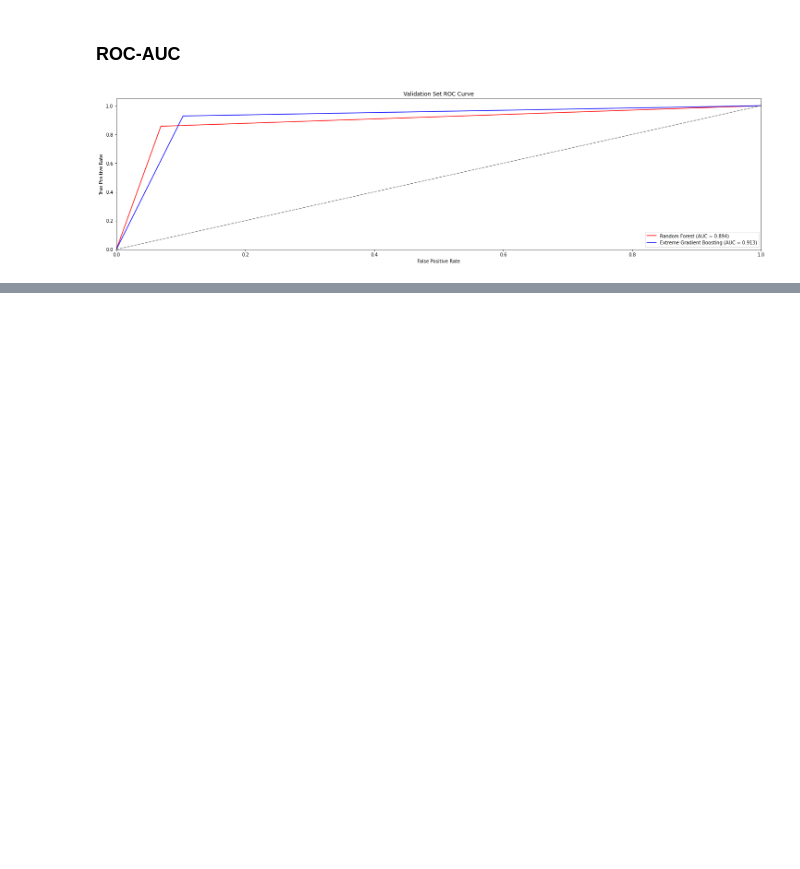
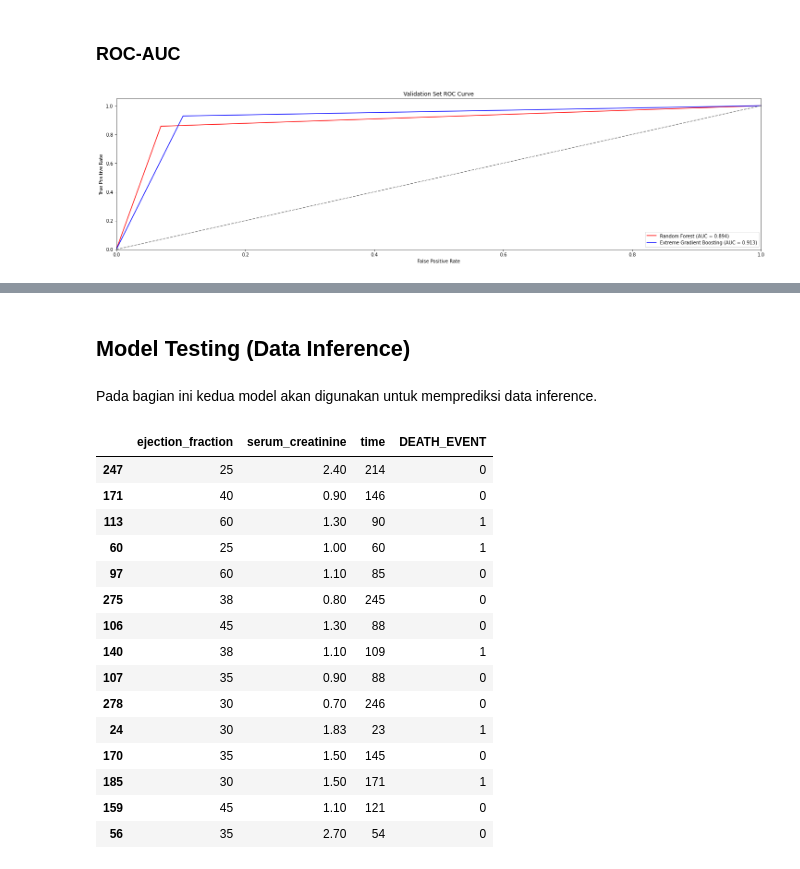
Before and after one commit to Penzragon/h8dsft_P1W2Ens, a Jupyter notebook: script.ipynb, the cells around one changed output, grey strips where cells are left out. Drawn from its saved outputs; the diff is of its cells as text; code cells hidden in the pictures; blank space fills up the shorter version.

Commit message:
Add model testing section

```diff
--- a/script.ipynb
+++ b/script.ipynb
@@ -527,0 +532,23 @@ plt.show()
+# %% [markdown]
+## Model Testing (Data Inference)
+# %% [markdown]
+Pada bagian ini kedua model akan digunakan untuk memprediksi data inference.
+# %%
+df_test
+# %% [output]
+|  | ejection_fraction | serum_creatinine | time | DEATH_EVENT |
+| 247 | 25 | 2.40 | 214 | 0 |
+| 171 | 40 | 0.90 | 146 | 0 |
+| 113 | 60 | 1.30 | 90 | 1 |
+| 60 | 25 | 1.00 | 60 | 1 |
+| 97 | 60 | 1.10 | 85 | 0 |
+| 275 | 38 | 0.80 | 245 | 0 |
+| 106 | 45 | 1.30 | 88 | 0 |
+| 140 | 38 | 1.10 | 109 | 1 |
+| 107 | 35 | 0.90 | 88 | 0 |
+| 278 | 30 | 0.70 | 246 | 0 |
+| 24 | 30 | 1.83 | 23 | 1 |
+| 170 | 35 | 1.50 | 145 | 0 |
+| 185 | 30 | 1.50 | 171 | 1 |
+| 159 | 45 | 1.10 | 121 | 0 |
+| 56 | 35 | 2.70 | 54 | 0 |
```
Also changed, not shown: parts of 5 cells of this notebook.
